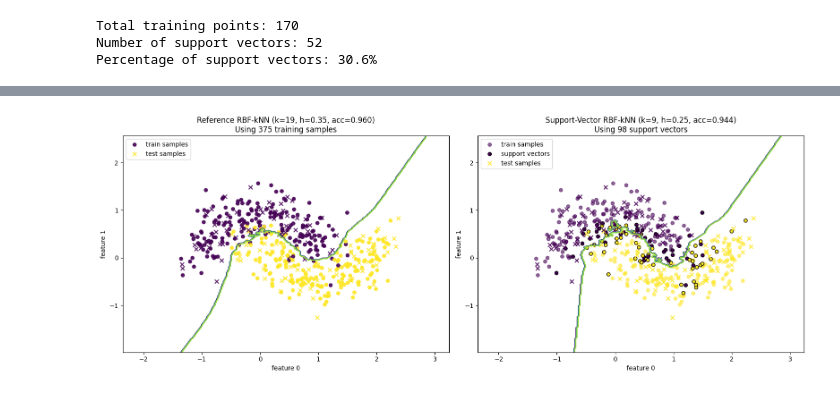
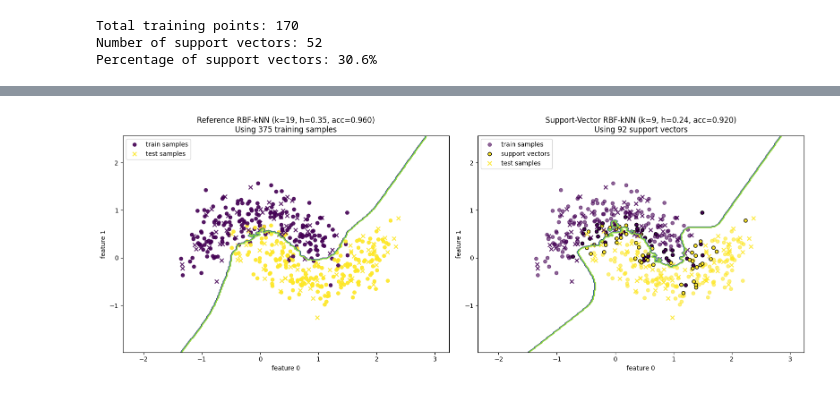
Before and after one commit to eduardo-ufmg/semana-conhecimento, a Jupyter notebook: knn.ipynb, the cells around one changed output, grey strips where cells are left out. Drawn from its saved outputs; the diff is of its cells as text; code cells hidden in the pictures.

```diff
--- a/knn.ipynb
+++ b/knn.ipynb
@@ -183,8 +190,8 @@ from sklearn.pipeline import make_pipeline
 from sklearn.inspection import DecisionBoundaryDisplay
 
 # --- Configuration ---
-k = None         # number of neighbors - use default sqrt(n_samples)
-h = None         # RBF radius (std. dev.) - use default based on training set
+k_ = None         # number of neighbors - use default sqrt(n_samples)
+h_ = None         # RBF radius (std. dev.) - use default based on training set
 random_state = 0
 n_samples = 500
 noise = 0.25
@@ -196,13 +203,13 @@ X_train, X_test, y_train, y_test = train_test_split(
 )
 
 # --- Build pipeline: scaling + classifier ---
-clf_ref = RBFKNeighborsClassifier(k=k, h=h)  # use your implementation
+clf_ref = RBFKNeighborsClassifier(k=k_, h=h_)  # use your implementation
 pipe = make_pipeline(StandardScaler(), clf_ref)
 
 # --- Fit and evaluate ---
 pipe.fit(X_train, y_train)
 acc = pipe.score(X_test, y_test)
-print(f"Test accuracy: {acc:.4f}  (k={pipe.named_steps['rbfkneighborsclassifier'].k}, h={pipe.named_steps['rbfkneighborsclassifier'].h})")
+print(f"Test accuracy: {acc:.4f}  (k={pipe.named_steps['rbfkneighborsclassifier'].k_}, h={pipe.named_steps['rbfkneighborsclassifier'].h_})")
 
 # --- Decision boundary visualization ---
 fig, ax = plt.subplots(figsize=(8, 6))
@@ -223,7 +230,7 @@ DecisionBoundaryDisplay.from_estimator(
 ax.scatter(X_train[:, 0], X_train[:, 1], c=y_train, s=30, label="train samples", alpha=0.9)
 ax.scatter(X_test[:, 0], X_test[:, 1], c=y_test, marker='x', s=40, label="test samples", alpha=0.9)
 
-ax.set_title(f"RBF-kNN decision boundary (k={pipe.named_steps['rbfkneighborsclassifier'].k}, h={pipe.named_steps['rbfkneighborsclassifier'].h:.2f}) — test acc {acc:.3f}")
+ax.set_title(f"RBF-kNN decision boundary (k={pipe.named_steps['rbfkneighborsclassifier'].k_}, h={pipe.named_steps['rbfkneighborsclassifier'].h_:.2f}) — test acc {acc:.3f}")
 ax.set_xlabel("feature 0")
 ax.set_ylabel("feature 1")
 ax.legend(loc="upper left")
@@ -394,0 +517,27 @@ Percentage of support vectors: 30.6%
+# %%
+# Compute support graph and support vectors for the training data
+support_approx_mat = support_graph(gabriel_approx_adj, y_train)
+X_sup, _ = support_vectors(X_train, y_train, support_approx_mat)
+
+# Create visualization of support vectors
+plt.figure(figsize=(10, 8))
+
+# Plot all training points
+plt.scatter(X_train[:, 0], X_train[:, 1], c=y_train, s=30, alpha=0.6,
+           label='Training points', cmap='viridis')
+
+# Highlight support vectors
+plt.scatter(X_sup[:, 0], X_sup[:, 1],
+           s=100, facecolors='none', edgecolors='black', linewidth=1,
+           label='Approximated Support vectors')
+
+plt.title('Approximated Support Vectors on Moons Dataset')
+plt.xlabel('Feature 0')
+plt.ylabel('Feature 1')
+plt.legend()
+plt.grid(True, alpha=0.3)
+plt.show()
+
+print(f"Total training points: {len(X_train)}")
+print(f"Number of approximated support vectors: {len(X_sup)}")
+print(f"Percentage of approximated support vectors: {len(X_sup)/len(X_train)*100:.1f}%")
@@ -403,7 +557,7 @@ class SVRBFKNeighborsClassifier(RBFKNeighborsClassifier):
 
     def pre_fit(self, X, y):
         X, y = super().pre_fit(X, y)
-        gabriel_adj = gabriel_graph(X)
+        gabriel_adj = gabriel_approx(X)
         support_graph_mat = support_graph(gabriel_adj, y)
         X_sup, y_sup = support_vectors(X, y, support_graph_mat)
 
@@ -470,36 +624,36 @@ DecisionBoundaryDisplay.from_estimator(
 
 ax1.scatter(X_train[:, 0], X_train[:, 1], c=y_train, s=30, label="train samples", alpha=0.9)
 ax1.scatter(X_test[:, 0], X_test[:, 1], c=y_test, marker='x', s=40, label="test samples", alpha=0.9)
-ax1.set_title(f"Reference RBF-kNN (k={pipe.named_steps['rbfkneighborsclassifier'].k}, h={pipe.named_steps['rbfkneighborsclassifier'].h:.2f}, acc={acc:.3f})\nUsing {len(X_train)} training samples")
+ax1.set_title(f"Reference RBF-kNN (k={pipe.named_steps['rbfkneighborsclassifier'].k_}, h={pipe.named_steps['rbfkneighborsclassifier'].h_:.2f}, acc={acc:.3f})\nUsing {len(X_train)} training samples")
 ax1.set_xlabel("feature 0")
 ax1.set_ylabel("feature 1")
 ax1.legend(loc="upper left")
 
 # Right plot: Support vector classifier
 DecisionBoundaryDisplay.from_estimator(
     pipe_sv,
     X_train,
     response_method="predict",
     plot_method="contour",
     ax=ax2,
     grid_resolution=300,
 )
 
 sv_mask = pipe_sv.named_steps['svrbfkneighborsclassifier'].sv_mask
 
 X_sup, y_sup = X_train[sv_mask], y_train[sv_mask]
 
 ax2.scatter(X_train[:, 0], X_train[:, 1], c=y_train, s=30, label="train samples", alpha=0.6)
 ax2.scatter(X_sup[:, 0], X_sup[:, 1], c=y_sup, s=30, edgecolors='black', label="support vectors")
 ax2.scatter(X_test[:, 0], X_test[:, 1], c=y_test, marker='x', s=40, label="test samples", alpha=0.9)
-ax2.set_title(f"Support-Vector RBF-kNN (k={pipe_sv.named_steps['svrbfkneighborsclassifier'].k}, h={pipe_sv.named_steps['svrbfkneighborsclassifier'].h:.2f}, acc={sv_acc:.3f})\nUsing {len(X_sup)} support vectors")
+ax2.set_title(f"Support-Vector RBF-kNN (k={pipe_sv.named_steps['svrbfkneighborsclassifier'].k_}, h={pipe_sv.named_steps['svrbfkneighborsclassifier'].h_:.2f}, acc={sv_acc:.3f})\nUsing {len(X_sup)} support vectors")
 ax2.set_xlabel("feature 0")
 ax2.set_ylabel("feature 1")
 ax2.legend(loc="upper left")
 plt.tight_layout()
 plt.show()
 # %% [output]
-[figure, old version]
+[figure, new version]
 # %%
 # Get likelihood space for both models
 likelihood_ref = clf_ref.likelihood_space()
```
Also changed, not shown: parts of 14 cells of this notebook.
